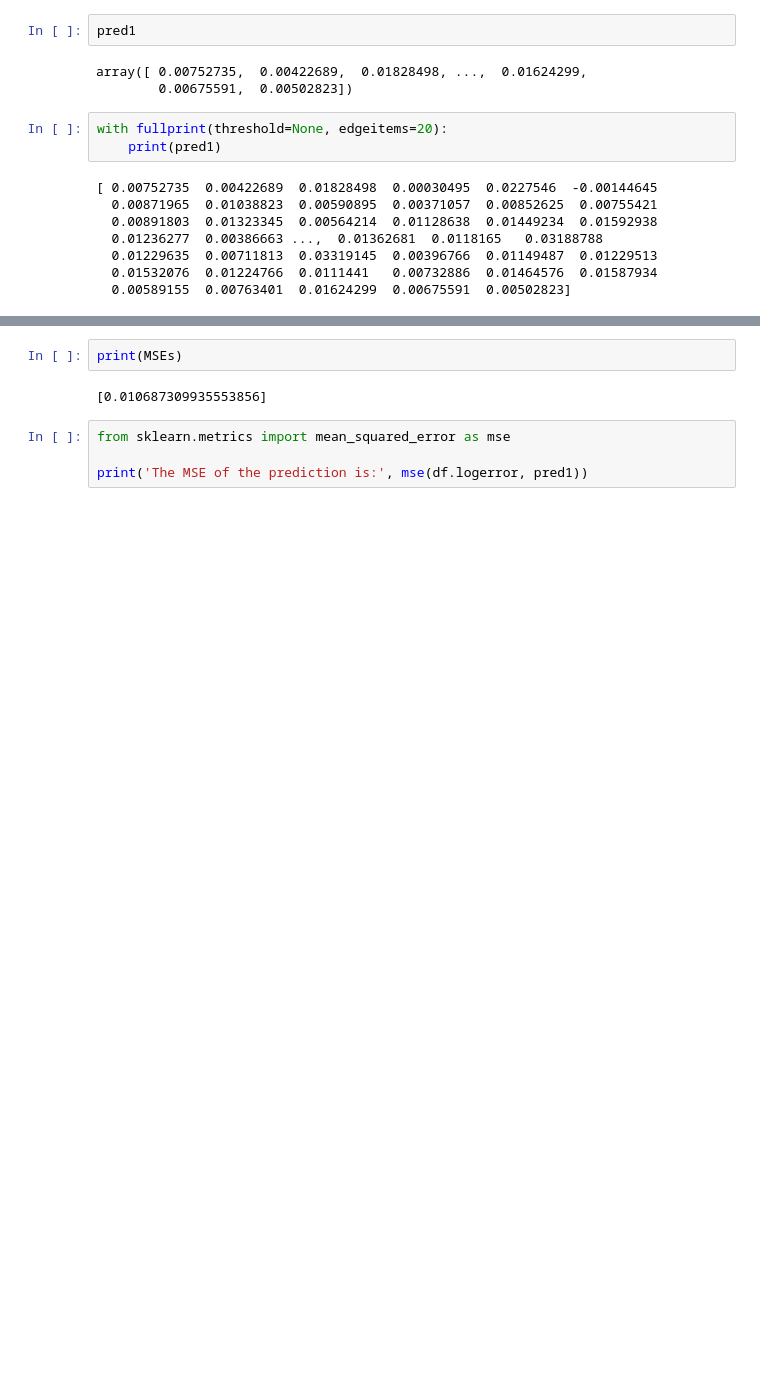
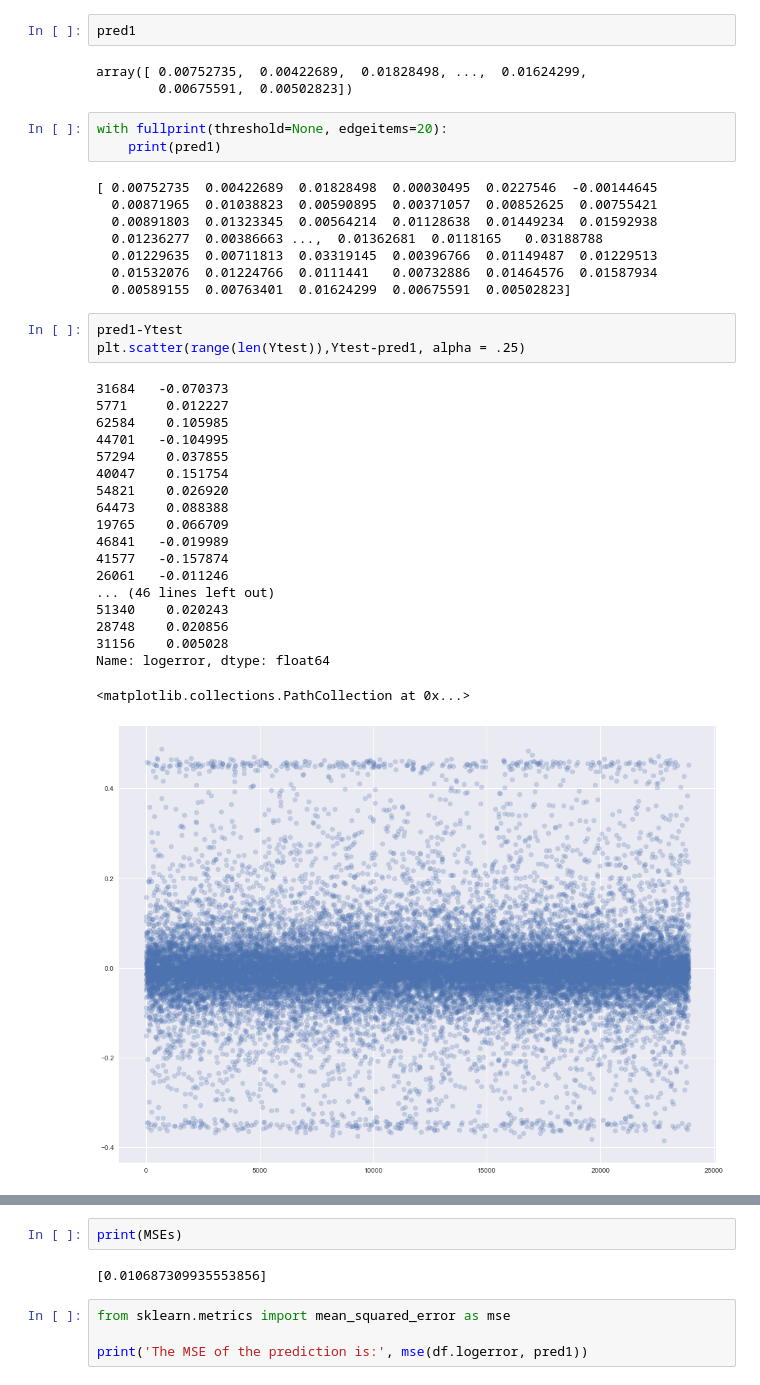
Before and after one commit to coneeleven/CareerTrack-Capstone1, a Jupyter notebook: Capstone 1 - Machine Learning.ipynb, the cells around one changed output, grey strips where cells are left out. Saved outputs shown, nothing was run; the diff lists cells and outputs as text; blank space fills up the shorter version.

```diff
--- a/Capstone 1 - Machine Learning.ipynb
+++ b/Capstone 1 - Machine Learning.ipynb
@@ -191,6 +191,29 @@ with fullprint(threshold=None, edgeitems=20):
   0.01229635  0.00711813  0.03319145  0.00396766  0.01149487  0.01229513
   0.01532076  0.01224766  0.0111441   0.00732886  0.01464576  0.01587934
   0.00589155  0.00763401  0.01624299  0.00675591  0.00502823]
+# %%
+pred1-Ytest
+plt.scatter(range(len(Ytest)),Ytest-pred1, alpha = .25)
+# %% [output]
+31684   -0.070373
+5771     0.012227
+62584    0.105985
+44701   -0.104995
+57294    0.037855
+40047    0.151754
+54821    0.026920
+64473    0.088388
+19765    0.066709
+46841   -0.019989
+41577   -0.157874
+26061   -0.011246
+... (46 lines left out)
+51340    0.020243
+28748    0.020856
+31156    0.005028
+Name: logerror, dtype: float64
+<matplotlib.collections.PathCollection at 0x...>
+[figure, added]
 # %%
 from sklearn.model_selection import train_test_split
 fig, ax = plt.subplots()
```
Also changed, not shown: parts of 1 cell of this notebook.
